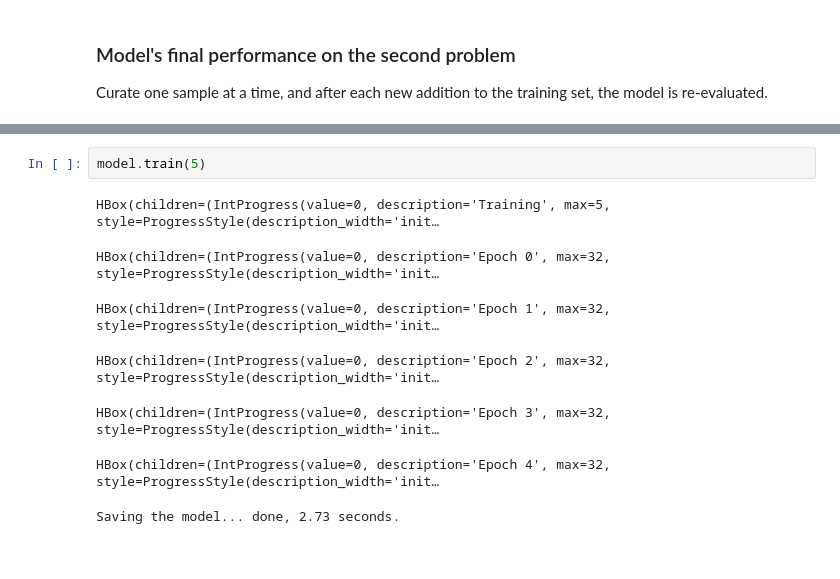
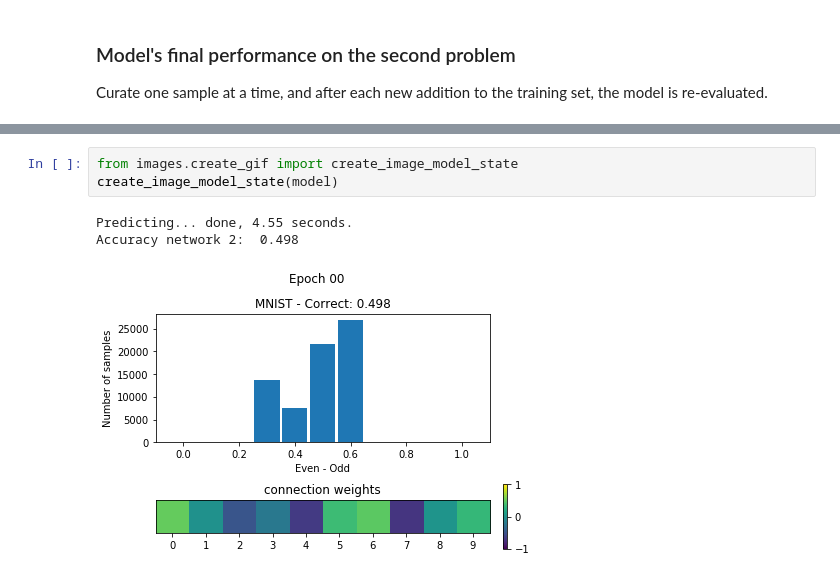
Before and after one commit to RubenPants/TransferLearningKerasDemo, a Jupyter notebook: notebooks/main.ipynb, the cells around one changed output, grey strips where cells are left out. Drawn from its saved outputs; the diff is of its cells as text.

```diff
--- a/notebooks/main.ipynb
+++ b/notebooks/main.ipynb
@@ -198,10 +200,7 @@ Accuracy network 2:  0.989
-# %%
-model.train(5)
-# %% [output]
-HBox(children=(IntProgress(value=0, description='Training', max=5, style=ProgressStyle(description_width='init…
-HBox(children=(IntProgress(value=0, description='Epoch 0', max=32, style=ProgressStyle(description_width='init…
-HBox(children=(IntProgress(value=0, description='Epoch 1', max=32, style=ProgressStyle(description_width='init…
-HBox(children=(IntProgress(value=0, description='Epoch 2', max=32, style=ProgressStyle(description_width='init…
-HBox(children=(IntProgress(value=0, description='Epoch 3', max=32, style=ProgressStyle(description_width='init…
-HBox(children=(IntProgress(value=0, description='Epoch 4', max=32, style=ProgressStyle(description_width='init…
-Saving the model... done, 2.73 seconds.
+# %%
+from images.create_gif import create_image_model_state
+create_image_model_state(model)
+# %% [output]
+Predicting... done, 4.55 seconds.
+Accuracy network 2:  0.498
+[figure, added]
```
Also changed, not shown: parts of 8 cells of this notebook, 5 other files.
